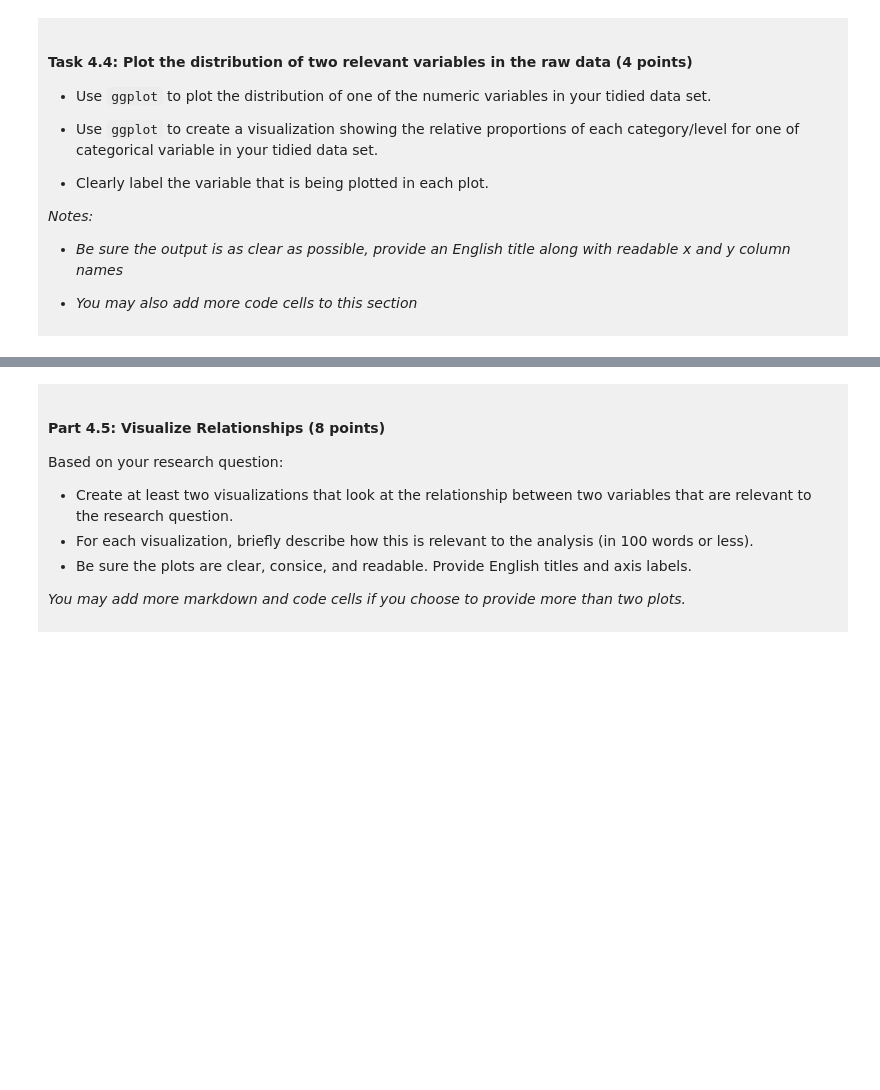
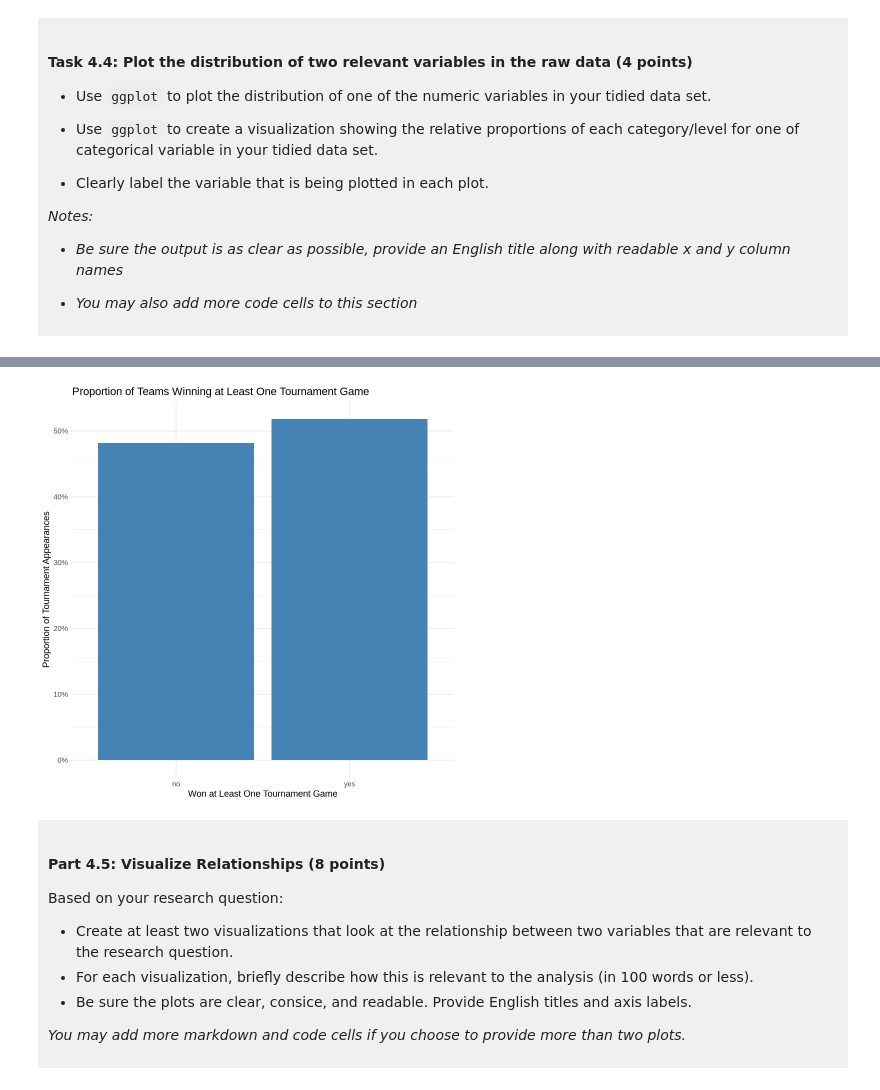
Before and after one commit to lierple/dsci-100-project-lier-peng, a Jupyter notebook: dsci-100-project-notebook.ipynb, the cells around one changed output, grey strips where cells are left out. Saved outputs shown, nothing was run; the diff lists cells and outputs as text; code cells hidden in the pictures; blank space fills up the shorter version.

```diff
--- a/dsci-100-project-notebook.ipynb
+++ b/dsci-100-project-notebook.ipynb
@@ -305,5 +346,16 @@ You will refine your research question (if needed) and produce a tidy data set.
 # %%
-### EDIT THIS CODE CELL FOR PLOT 2 ###
+basketball_tidy |>
+  count(won_game) |>
+  mutate(proportion = n / sum(n)) |>
+  ggplot(aes(x = won_game, y = proportion)) +
+  geom_col(fill = "steelblue") +
+  scale_y_continuous(labels = scales::label_percent()) +
+  labs(title = "Proportion of Teams Winning at Least One Tournament Game",
+       x = "Won at Least One Tournament Game",
+       y = "Proportion of Tournament Appearances") +
+  theme_minimal()
+# %% [output]
+[figure, added]
 # %% [markdown]
 <div style="background-color: #f0f0f0; padding: 10px;">
 
```
Also changed, not shown: parts of 9 cells of this notebook.
